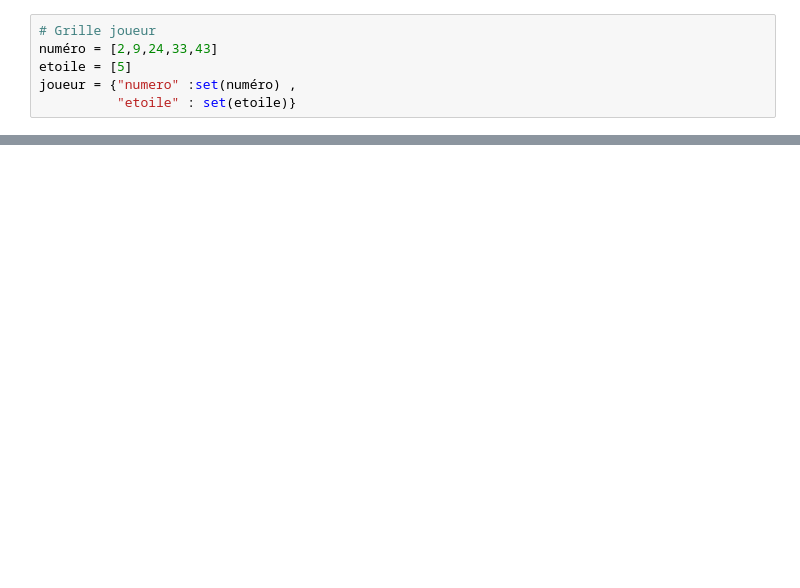
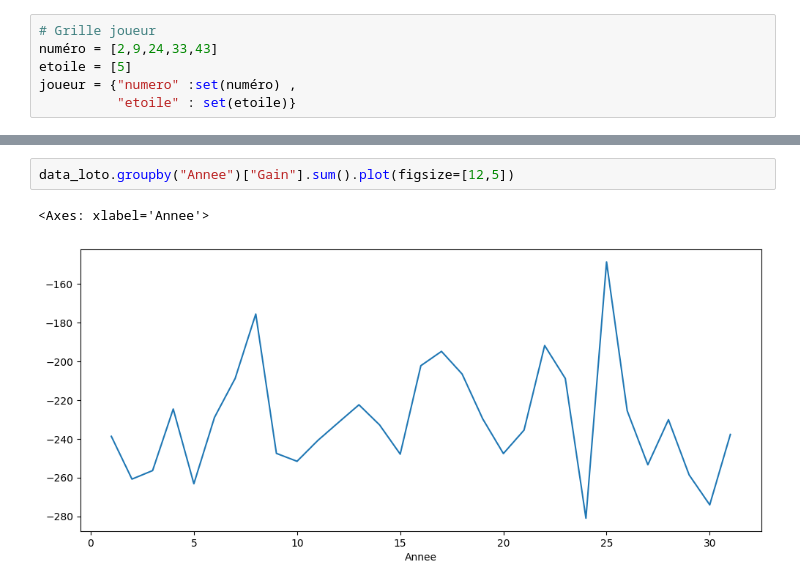
Before and after one commit to vigreux8/loto-simulateur, a Jupyter notebook: main.ipynb, the cells around one changed output, grey strips where cells are left out. Saved outputs shown, nothing was run; the diff lists cells and outputs as text; blank space fills up the shorter version.

```diff
--- a/main.ipynb
+++ b/main.ipynb
@@ -120,2 +125,7 @@ semaine :  5151
+# %%
+data_loto.groupby("Annee")["Gain"].sum().plot(figsize=[12,5])
+# %% [output]
+<Axes: xlabel='Annee'>
+[figure, added]
 # %%
 #top 10 des plus gros gros gains
```
Also changed, not shown: parts of 6 cells of this notebook.
